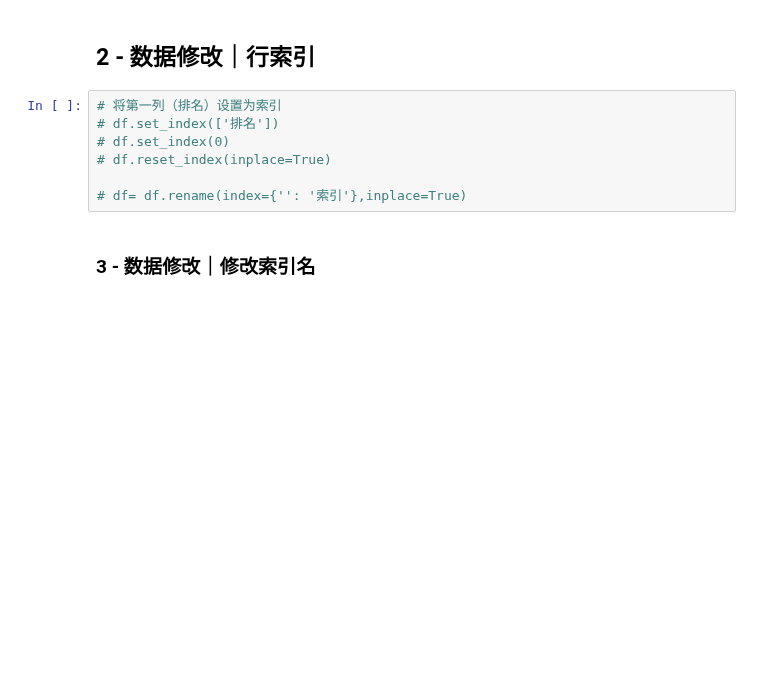
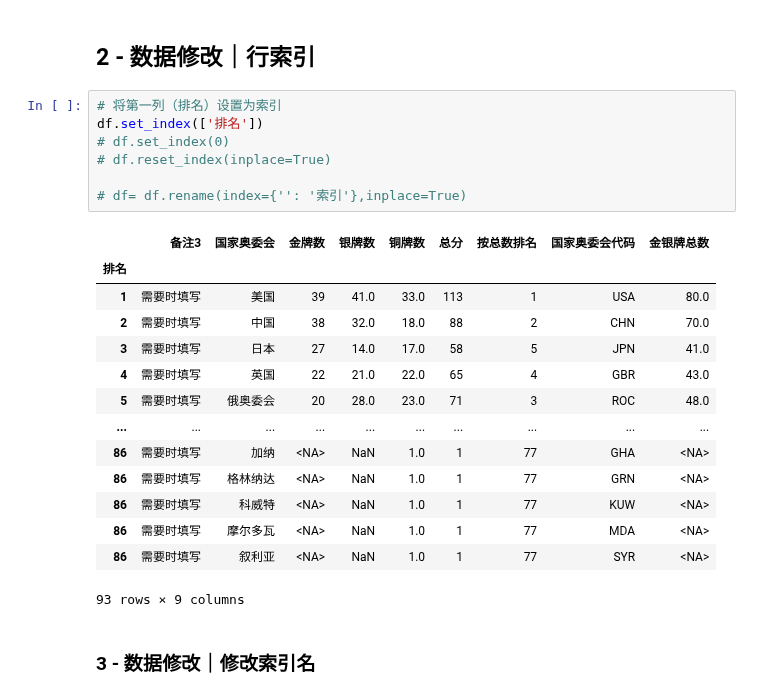
Before and after one commit to whgloveucq/jupyterfiles, a Jupyter notebook: OApractice/Pandas进阶修炼300题2.ipynb, the cells around one changed output. Drawn from its saved outputs; the diff is of its cells as text; blank space fills up the shorter version.

```diff
--- a/OApractice/Pandas进阶修炼300题2.ipynb
+++ b/OApractice/Pandas进阶修炼300题2.ipynb
@@ -366,11 +366,26 @@ df=df.rename(columns={'Unnamed: 2':'金牌数','Unnamed: 3':'银牌数','Unnamed
 ## 2 - 数据修改｜行索引
 # %%
 # 将第一列（排名）设置为索引
-# df.set_index(['排名'])
+df.set_index(['排名'])
 # df.set_index(0)
 # df.reset_index(inplace=True)
 
 # df= df.rename(index={'': '索引'},inplace=True)
+# %% [output]
+|  | 备注3 | 国家奥委会 | 金牌数 | 银牌数 | 铜牌数 | 总分 | 按总数排名 | 国家奥委会代码 | 金银牌总数 |
+| 排名 |  |  |  |  |  |  |  |  |  |
+| 1 | 需要时填写 | 美国 | 39 | 41.0 | 33.0 | 113 | 1 | USA | 80.0 |
+| 2 | 需要时填写 | 中国 | 38 | 32.0 | 18.0 | 88 | 2 | CHN | 70.0 |
+| 3 | 需要时填写 | 日本 | 27 | 14.0 | 17.0 | 58 | 5 | JPN | 41.0 |
+| 4 | 需要时填写 | 英国 | 22 | 21.0 | 22.0 | 65 | 4 | GBR | 43.0 |
+| 5 | 需要时填写 | 俄奥委会 | 20 | 28.0 | 23.0 | 71 | 3 | ROC | 48.0 |
+| ... | ... | ... | ... | ... | ... | ... | ... | ... | ... |
+| 86 | 需要时填写 | 加纳 | <NA> | NaN | 1.0 | 1 | 77 | GHA | <NA> |
+| 86 | 需要时填写 | 格林纳达 | <NA> | NaN | 1.0 | 1 | 77 | GRN | <NA> |
+| 86 | 需要时填写 | 科威特 | <NA> | NaN | 1.0 | 1 | 77 | KUW | <NA> |
+| 86 | 需要时填写 | 摩尔多瓦 | <NA> | NaN | 1.0 | 1 | 77 | MDA | <NA> |
+| 86 | 需要时填写 | 叙利亚 | <NA> | NaN | 1.0 | 1 | 77 | SYR | <NA> |
+93 rows × 9 columns
 # %% [markdown]
 ### 3 - 数据修改｜修改索引名
 # %%
```
Also changed, not shown: parts of 28 cells of this notebook.
